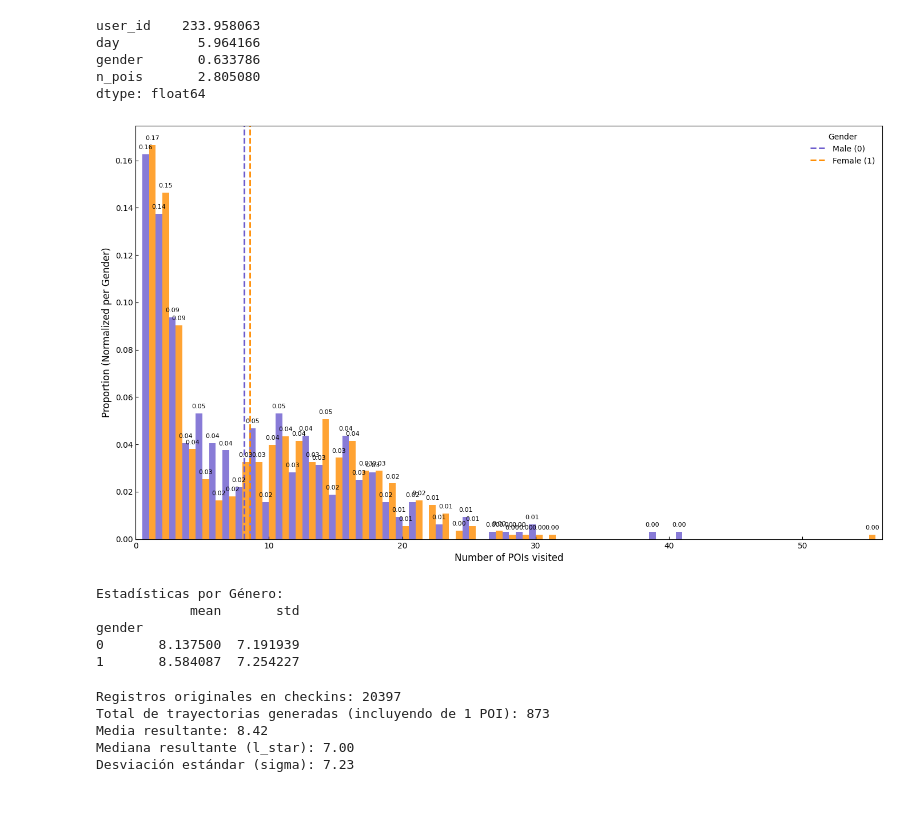
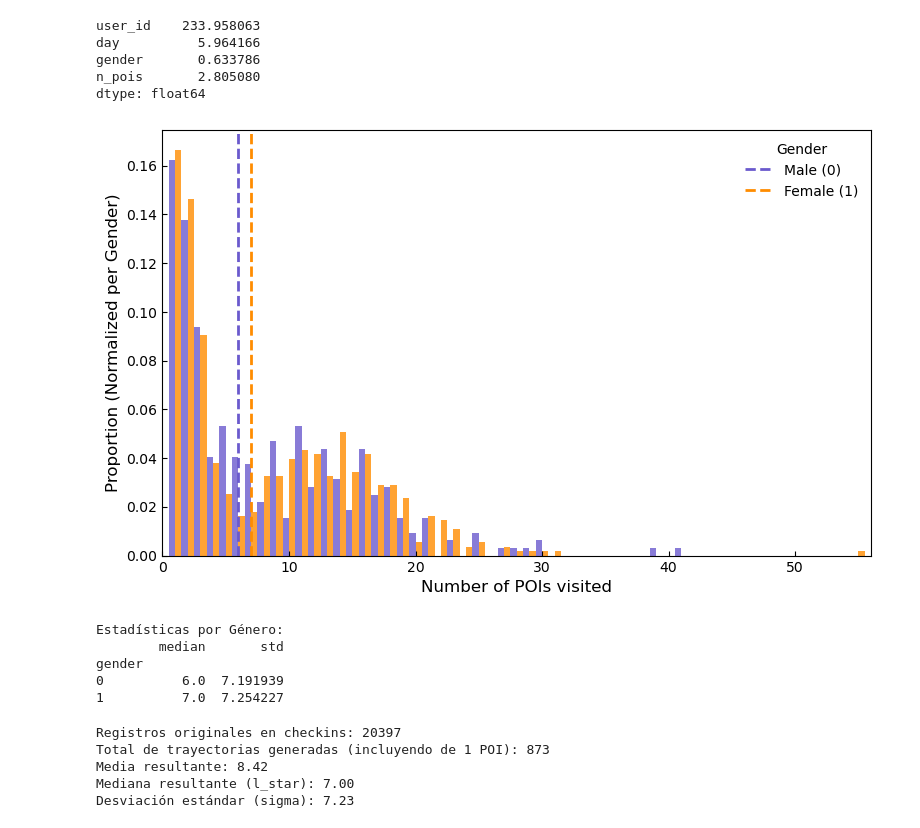
Before and after one commit to annaszymanskicortes/MScThesis_mobilityanalysis, a Jupyter notebook: data china.ipynb, the cells around one changed output. Saved outputs shown, nothing was run; the diff lists cells and outputs as text; code cells hidden in the pictures.

```diff
--- a/data china.ipynb
+++ b/data china.ipynb
@@ -1462,9 +1472,9 @@ checkins['time'] = pd.to_datetime(checkins['time'])
 checkins['adj_day_4am'] = (checkins['time'] - pd.Timedelta(hours=4)).dt.date
 
 res_final = checkins.groupby(['user_id', 'adj_day_4am', 'gender'])['POI_id'].nunique().reset_index(name='n_pois')
-stats_gen = res_final.groupby('gender')['n_pois'].agg(['mean', 'std'])
+stats_gen = res_final.groupby('gender')['n_pois'].agg(['median', 'std'])
 
-plt.figure(figsize=(14, 8))
+plt.figure(figsize=(8, 5))
 palette_gender = {0: 'slateblue', 1: 'darkorange'}
 
 # Usamos histplot para poder usar common_norm=False (normalización independiente por género)
@@ -1483,45 +1493,46 @@ ax = sns.histplot(
 plt.xlabel('Number of POIs visited', fontsize=12)
 plt.ylabel('Proportion (Normalized per Gender)', fontsize=12)
 
-# Anotaciones de las barras
+"""
 for p in ax.patches:
     height = p.get_height()
     if height > 0:
         ax.annotate(f'{height:.2f}',
                     (p.get_x() + p.get_width() / 2., height),
                     ha='center', va='bottom',
                     xytext=(0, 5), textcoords='offset points',
                     fontsize=8)
+"""
 
 # Líneas de media con el ajuste estético original
 if 0 in stats_gen.index:
-    plt.axvline(stats_gen.loc[0, 'mean'], color='slateblue', linestyle='--', linewidth=2,
-                label=f'Media Male: {stats_gen.loc[0, "mean"]:.2f}')
+    plt.axvline(stats_gen.loc[0, 'median'], color='slateblue', linestyle='--', linewidth=2,
+                label=f'Median Male: {stats_gen.loc[0, "median"]:.2f}')
 if 1 in stats_gen.index:
-    plt.axvline(stats_gen.loc[1, 'mean'], color='darkorange', linestyle='--', linewidth=2,
-                label=f'Media Female: {stats_gen.loc[1, "mean"]:.2f}')
+    plt.axvline(stats_gen.loc[1, 'median'], color='darkorange', linestyle='--', linewidth=2,
+                label=f'Median Female: {stats_gen.loc[1, "median"]:.2f}')
 
 # Manejo de leyenda para mantener la estética original
 handles, labels = ax.get_legend_handles_labels()
 plt.legend(handles=handles, labels=['Male (0)', 'Female (1)'] + labels[2:], title='Gender', frameon=False)
 
 # Configuración final de estilo
 plt.grid(False)
 plt.tight_layout()
 plt.tick_params(axis='both', direction='in')
 plt.xlim(0,56)
 plt.savefig('distribucion_pois_genero_final.png', dpi=300)
 plt.show()
 
 print("Estadísticas por Género:")
 print(stats_gen)
 # %% [output]
-[figure, old version]
+[figure, new version]
 Estadísticas por Género:
-            mean       std
+        median       std
 gender
-0       8.137500  7.191939
-1       8.584087  7.254227
+0          6.0  7.191939
+1          7.0  7.254227
 # %%
 import numpy as np
 import pandas as pd
```
Also changed, not shown: parts of 2 cells of this notebook, 11 other files.
